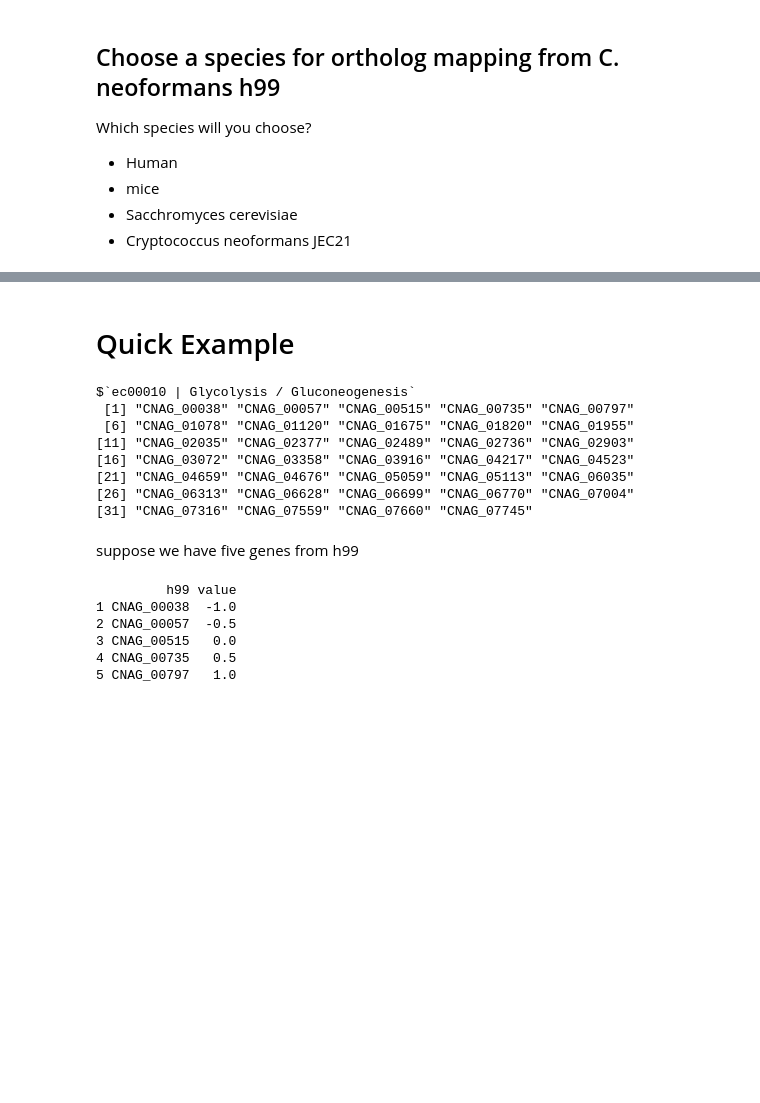
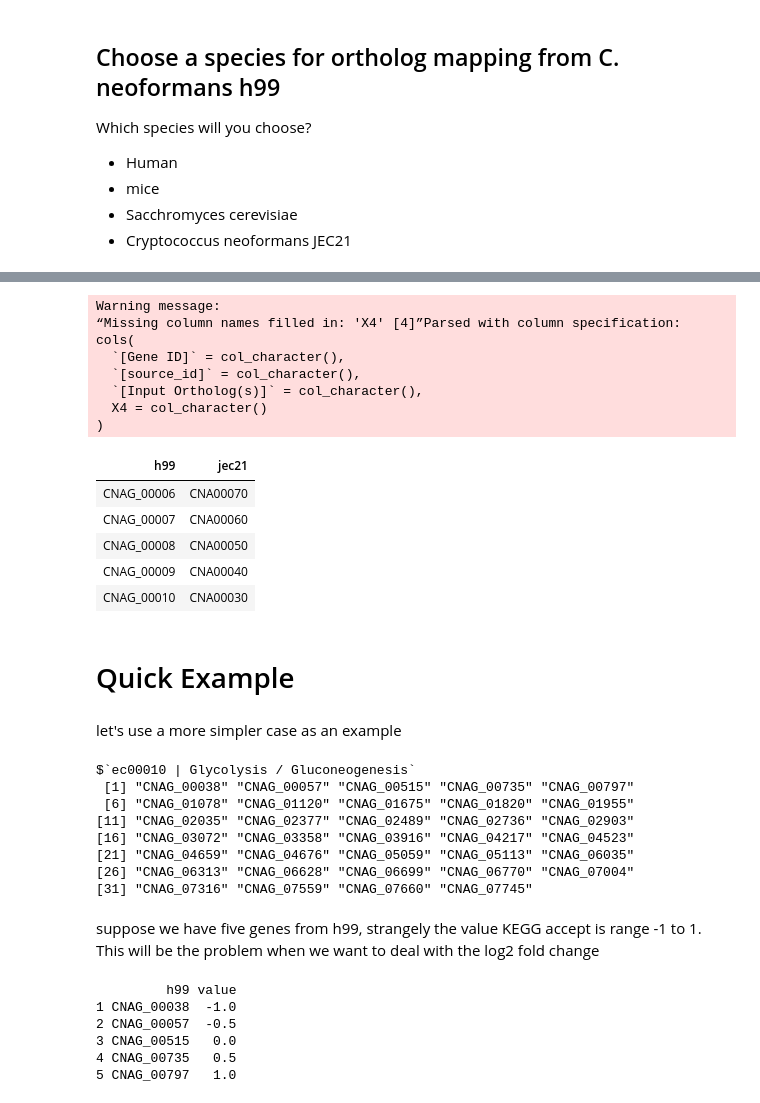
Before and after one commit to ofetad/HTS-notebooks, a Jupyter notebook: biomedical_informatics/pathway_results_visualization.ipynb, the cells around one changed output, grey strips where cells are left out. Drawn from its saved outputs; the diff is of its cells as text; code cells hidden in the pictures; blank space fills up the shorter version.

```diff
--- a/biomedical_informatics/pathway_results_visualization.ipynb
+++ b/biomedical_informatics/pathway_results_visualization.ipynb
@@ -210,5 +212,30 @@ cols(
+# %%
+### arrange the data frame
+h99_jec21 <- h99_jec21 %>%
+    dplyr::select(h99, jec21) %>%  # select the h99 and jec21 gene
+    distinct                       # remove duplication
+
+### show several rows
+h99_jec21 %>% head(5)
+# %% [output]
+Warning message:
+“Missing column names filled in: 'X4' [4]”Parsed with column specification:
+cols(
+  `[Gene ID]` = col_character(),
+  `[source_id]` = col_character(),
+  `[Input Ortholog(s)]` = col_character(),
+  X4 = col_character()
+)
+| h99 | jec21 |
+| CNAG_00006 | CNA00070 |
+| CNAG_00007 | CNA00060 |
+| CNAG_00008 | CNA00050 |
+| CNAG_00009 | CNA00040 |
+| CNAG_00010 | CNA00030 |
 # %% [markdown]
 # Quick Example
+# %% [markdown]
+let's use a more simpler case as an example
 # %%
 idx <- 1
 genesets_cne_h99[idx]
@@ -221,8 +248,8 @@ $`ec00010 | Glycolysis / Gluconeogenesis`
 [21] "CNAG_04659" "CNAG_04676" "CNAG_05059" "CNAG_05113" "CNAG_06035"
 [26] "CNAG_06313" "CNAG_06628" "CNAG_06699" "CNAG_06770" "CNAG_07004"
 [31] "CNAG_07316" "CNAG_07559" "CNAG_07660" "CNAG_07745"
-# %% [markdown]
-suppose we have five genes from h99
+# %% [markdown]
+suppose we have five genes from h99, strangely the value KEGG accept is range -1 to 1. This will be the problem when we want to deal with the log2 fold change
 # %%
 genelst <- data.frame(
     h99   = c("CNAG_00038", "CNAG_00057", "CNAG_00515", "CNAG_00735", "CNAG_00797"),
```
Also changed, not shown: parts of 19 cells of this notebook.
